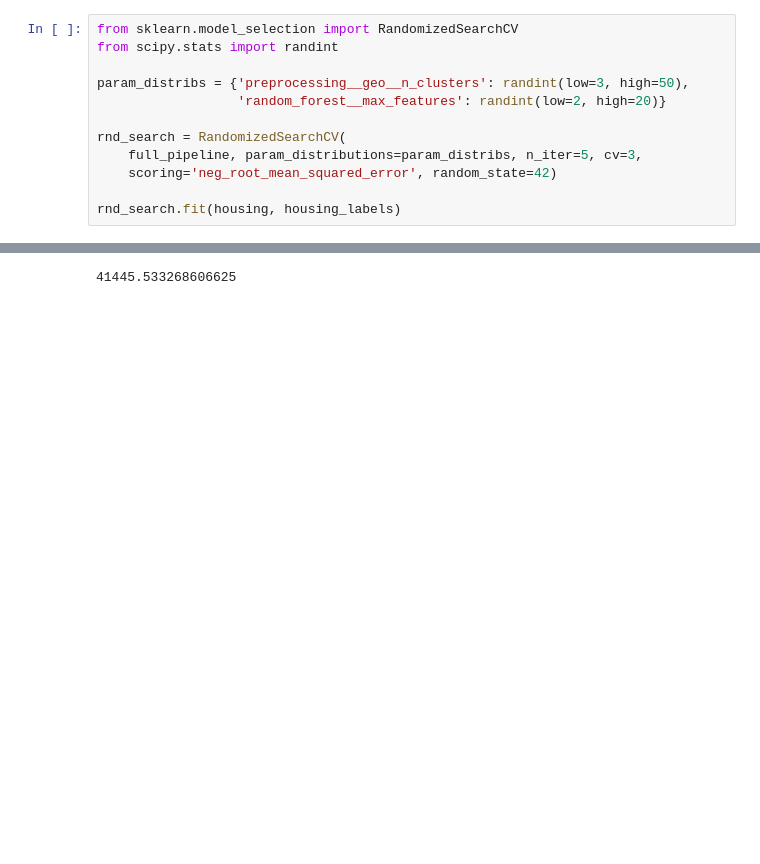
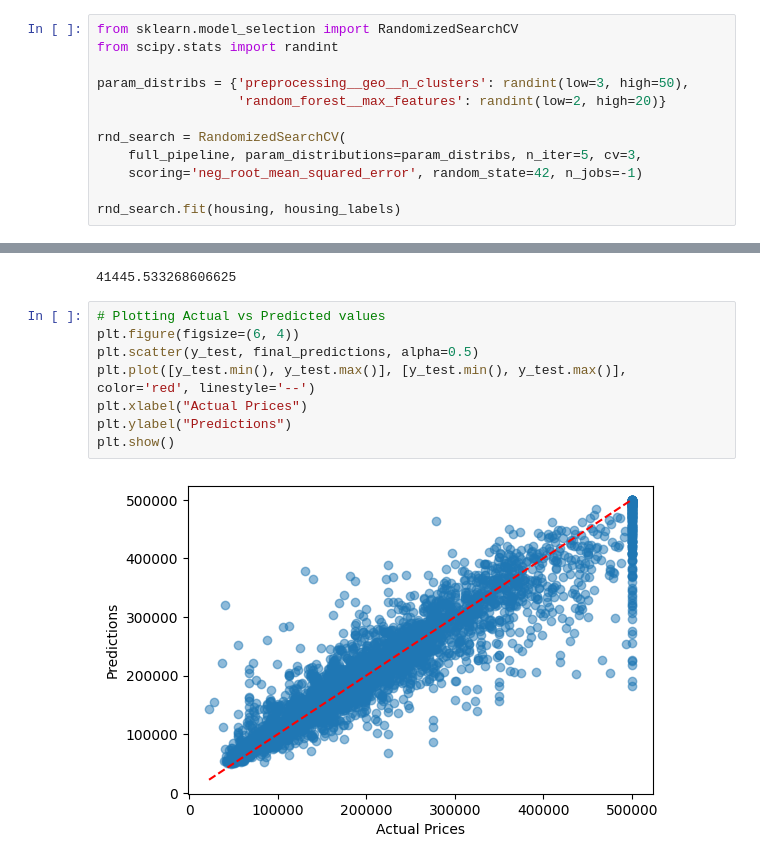
Before and after one commit to naina-bhatnagar/homlp, a Jupyter notebook: c2/C_02_homework.ipynb, the cells around one changed output, grey strips where cells are left out. Cells and saved outputs as stored; diff of their text form; blank space fills up the shorter version.

```diff
--- a/c2/C_02_homework.ipynb
+++ b/c2/C_02_homework.ipynb
@@ -385,7 +348,7 @@ param_distribs = {'preprocessing__geo__n_clusters': randint(low=3, high=50),
 
 rnd_search = RandomizedSearchCV(
     full_pipeline, param_distributions=param_distribs, n_iter=5, cv=3,
-    scoring='neg_root_mean_squared_error', random_state=42)
+    scoring='neg_root_mean_squared_error', random_state=42, n_jobs=-1)
 
 rnd_search.fit(housing, housing_labels)
 # %% [output]
@@ -420,3 +382,13 @@ final_rmse = root_mean_squared_error(y_test, final_predictions)
 print(final_rmse)
 # %% [output]
 41445.533268606625
+# %%
+# Plotting Actual vs Predicted values
+plt.figure(figsize=(6, 4))
+plt.scatter(y_test, final_predictions, alpha=0.5)
+plt.plot([y_test.min(), y_test.max()], [y_test.min(), y_test.max()], color='red', linestyle='--')
+plt.xlabel("Actual Prices")
+plt.ylabel("Predictions")
+plt.show()
+# %% [output]
+[figure, added]
```
Also changed, not shown: parts of 9 cells of this notebook.
